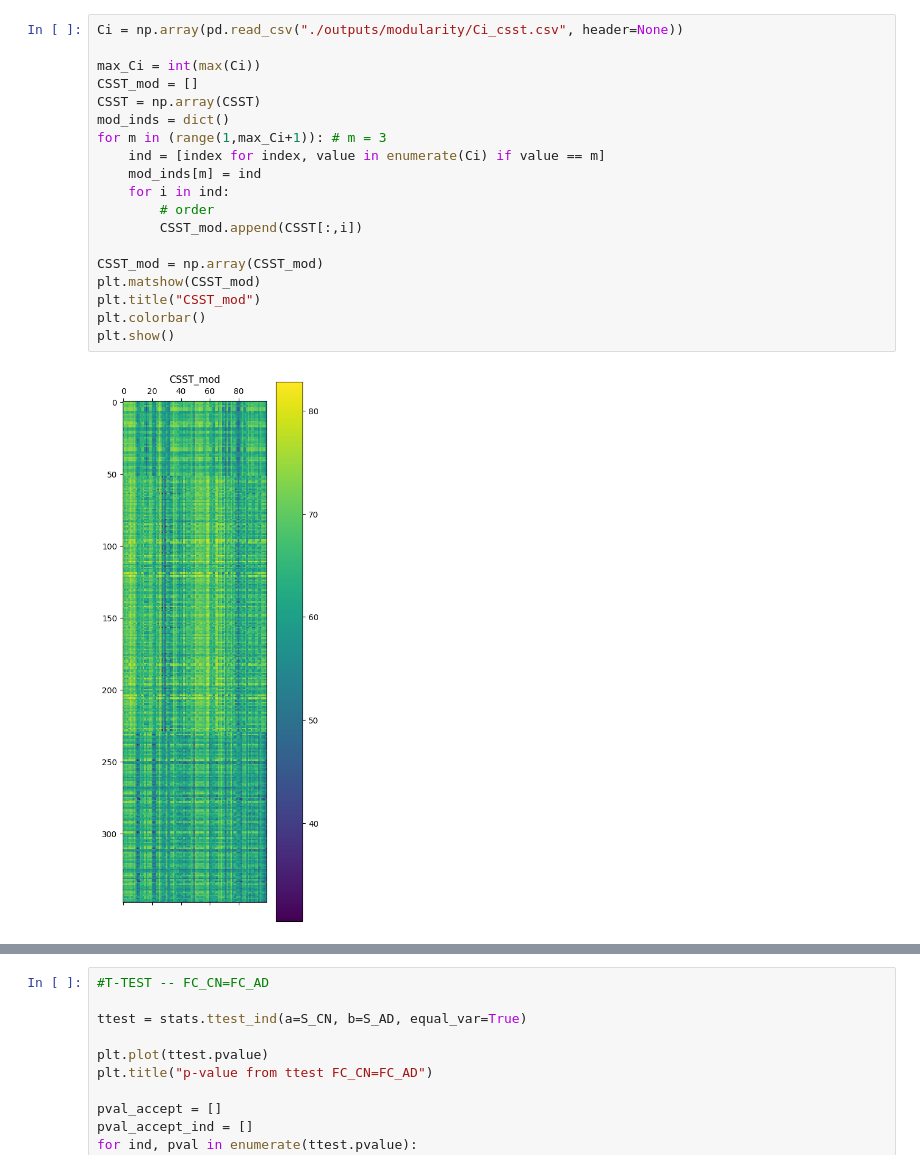
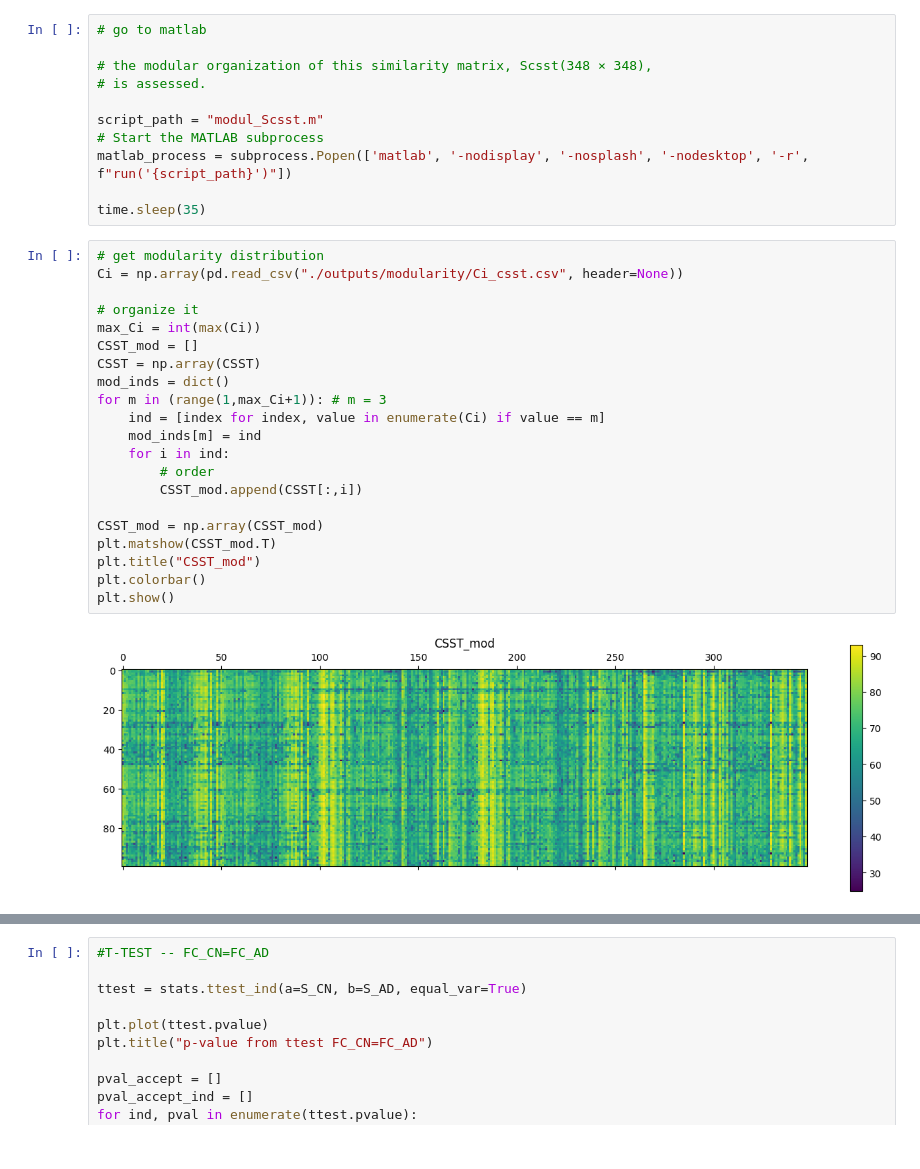
Before and after one commit to mar-le-ne/dFC, a Jupyter notebook: second_level_analysis.ipynb, the cells around one changed output, grey strips where cells are left out. Saved outputs shown, nothing was run; the diff lists cells and outputs as text.

Commit message:
new plots and matlab call integration

```diff
--- a/second_level_analysis.ipynb
+++ b/second_level_analysis.ipynb
@@ -75,22 +78,35 @@ savefiles(Ccsst, "Ccsst", "./outputs/connect_state/Ccsst", "pngcsv")
+# %%
+# go to matlab
+
+# the modular organization of this similarity matrix, Scsst(348 × 348),
+# is assessed.
+
+script_path = "modul_Scsst.m"
+# Start the MATLAB subprocess
+matlab_process = subprocess.Popen(['matlab', '-nodisplay', '-nosplash', '-nodesktop', '-r', f"run('{script_path}')"])
+
+time.sleep(35)
 # %%
+# get modularity distribution
 Ci = np.array(pd.read_csv("./outputs/modularity/Ci_csst.csv", header=None))
 
+# organize it
 max_Ci = int(max(Ci))
 CSST_mod = []
 CSST = np.array(CSST)
 mod_inds = dict()
 for m in (range(1,max_Ci+1)): # m = 3
     ind = [index for index, value in enumerate(Ci) if value == m]
     mod_inds[m] = ind
     for i in ind:
         # order
         CSST_mod.append(CSST[:,i])
 
 CSST_mod = np.array(CSST_mod)
-plt.matshow(CSST_mod)
+plt.matshow(CSST_mod.T)
 plt.title("CSST_mod")
 plt.colorbar()
 plt.show()
 # %% [output]
-[figure, old version]
+[figure, new version]
 # %%
```
Also changed, not shown: parts of 15 cells of this notebook.
